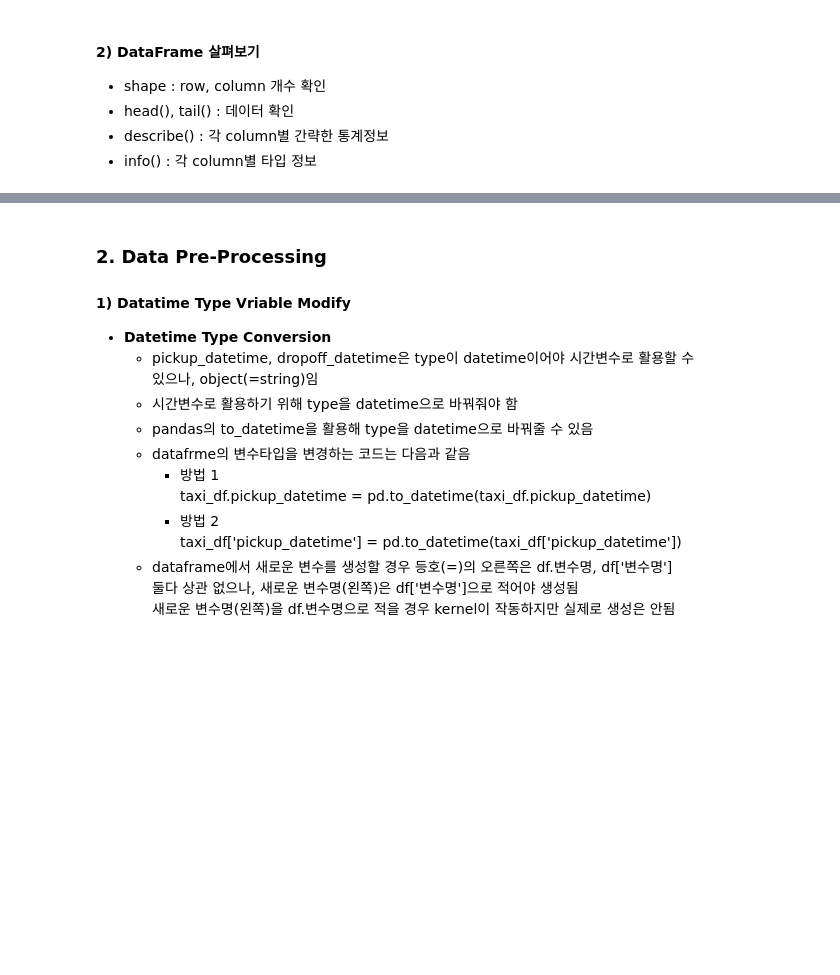
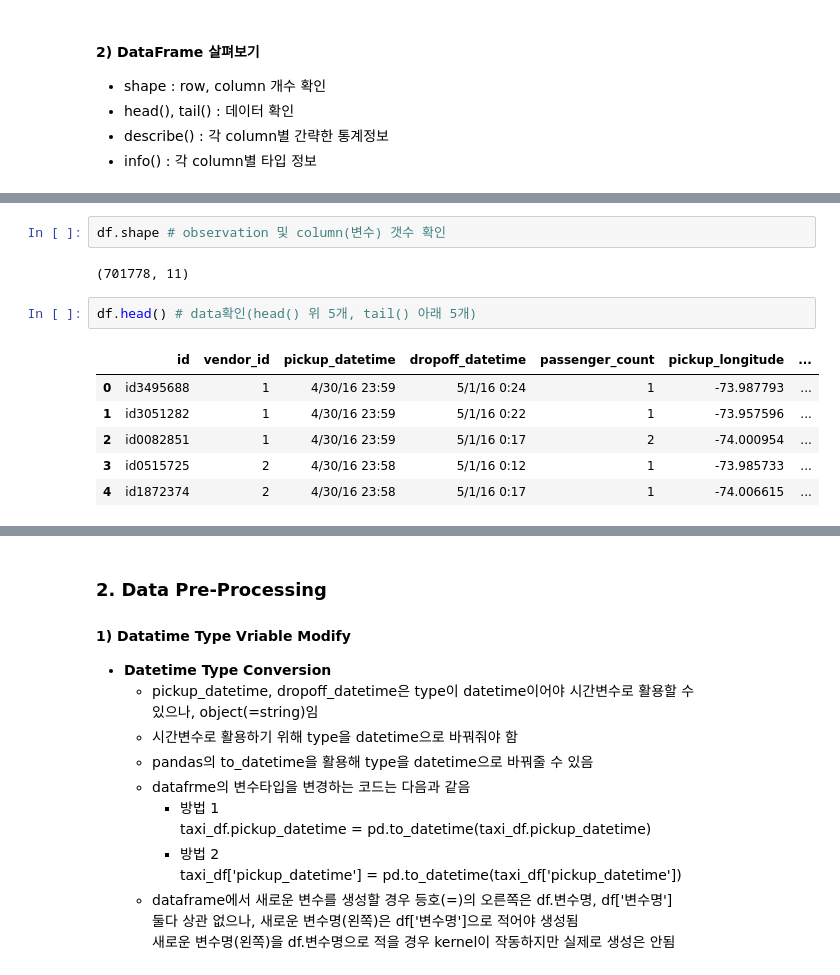
Before and after one commit to GIMINSU/nyc_taxi, a Jupyter notebook: nyc_taxi.ipynb, the cells around one changed output, grey strips where cells are left out. Drawn from its saved outputs; the diff is of its cells as text; blank space fills up the shorter version.

```diff
--- a/nyc_taxi.ipynb
+++ b/nyc_taxi.ipynb
@@ -41,0 +50,13 @@ taxi_df.describe()
+# %%
+df.shape # observation 및 column(변수) 갯수 확인
+# %% [output]
+(701778, 11)
+# %%
+df.head() # data확인(head() 위 5개, tail() 아래 5개)
+# %% [output]
+|  | id | vendor_id | pickup_datetime | dropoff_datetime | passenger_count | pickup_longitude | ... |
+| 0 | id3495688 | 1 | 4/30/16 23:59 | 5/1/16 0:24 | 1 | -73.987793 | ... |
+| 1 | id3051282 | 1 | 4/30/16 23:59 | 5/1/16 0:22 | 1 | -73.957596 | ... |
+| 2 | id0082851 | 1 | 4/30/16 23:59 | 5/1/16 0:17 | 2 | -74.000954 | ... |
+| 3 | id0515725 | 2 | 4/30/16 23:58 | 5/1/16 0:12 | 1 | -73.985733 | ... |
+| 4 | id1872374 | 2 | 4/30/16 23:58 | 5/1/16 0:17 | 1 | -74.006615 | ... |
```
Also changed, not shown: parts of 79 cells of this notebook.
